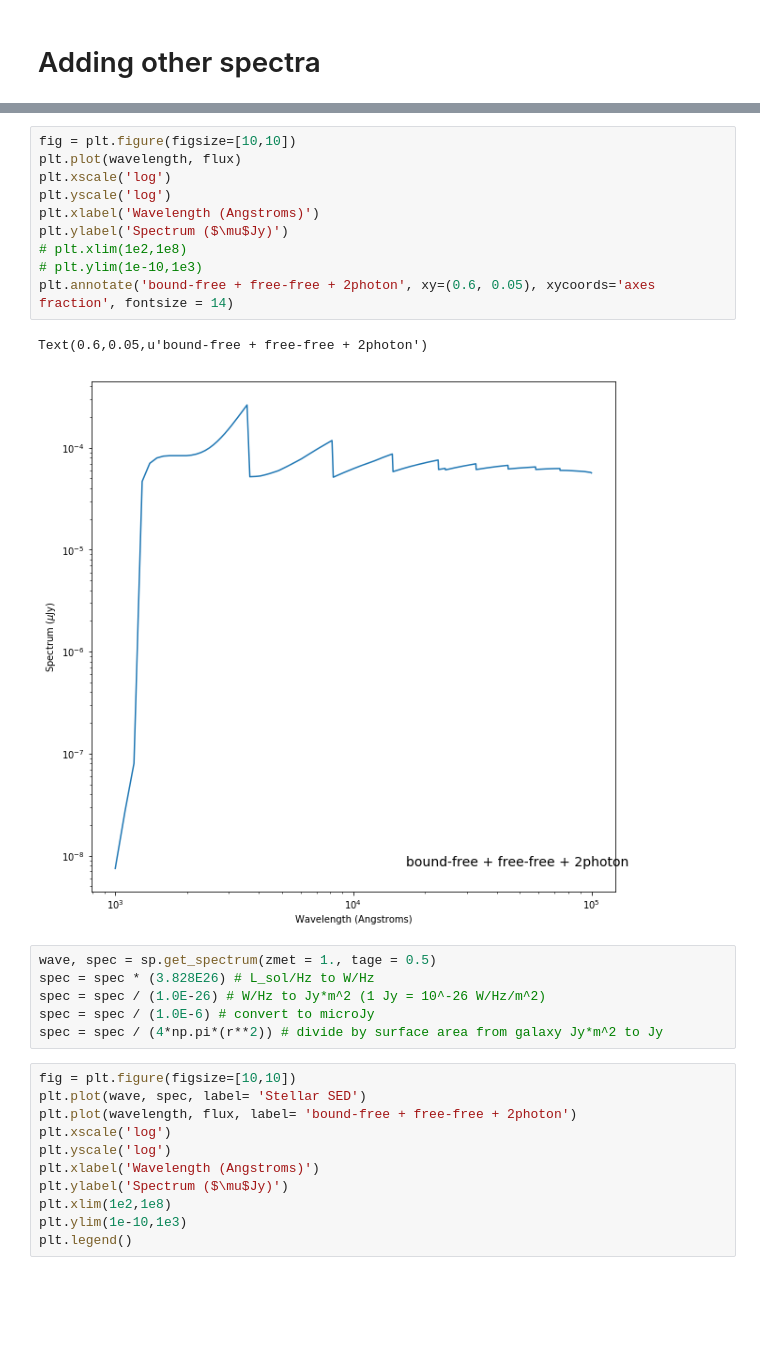
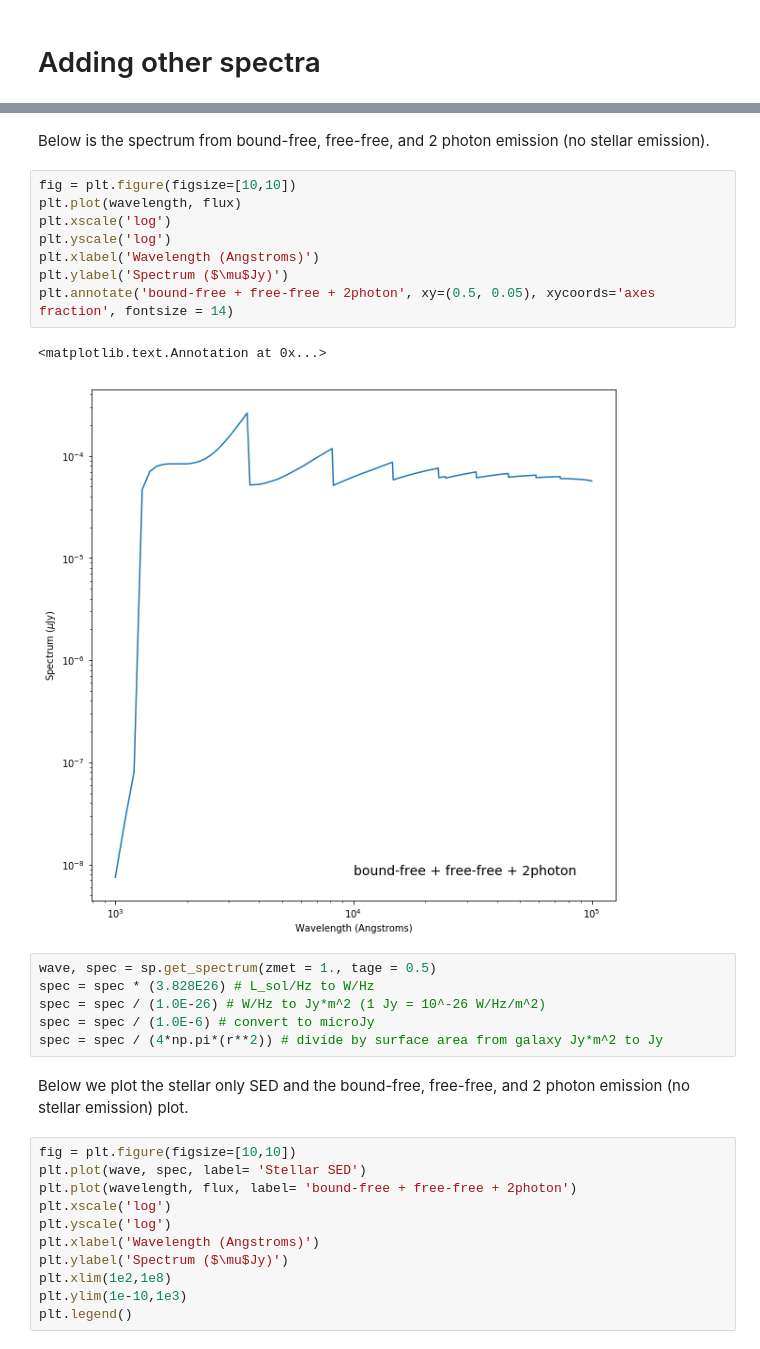
Before and after one commit to sararosecran/radiative_processes, a Jupyter notebook: final_project.ipynb, the cells around one changed output, grey strips where cells are left out. Drawn from its saved outputs; the diff is of its cells as text; blank space fills up the shorter version.

```diff
--- a/final_project.ipynb
+++ b/final_project.ipynb
@@ -314,22 +252,24 @@ array([7.48201174e-09, 2.72746675e-08, 8.02306572e-08, 4.67228706e-05,
+# %% [markdown]
+Below is the spectrum from bound-free, free-free, and 2 photon emission (no stellar emission).
 # %%
 fig = plt.figure(figsize=[10,10])
 plt.plot(wavelength, flux)
 plt.xscale('log')
 plt.yscale('log')
 plt.xlabel('Wavelength (Angstroms)')
 plt.ylabel('Spectrum ($\mu$Jy)')
-# plt.xlim(1e2,1e8)
-# plt.ylim(1e-10,1e3)
-plt.annotate('bound-free + free-free + 2photon', xy=(0.6, 0.05), xycoords='axes fraction', fontsize = 14)
+plt.annotate('bound-free + free-free + 2photon', xy=(0.5, 0.05), xycoords='axes fraction', fontsize = 14)
 # %% [output]
-Text(0.6,0.05,u'bound-free + free-free + 2photon')
+<matplotlib.text.Annotation at 0x...>
-[figure, old version]
+[figure, new version]
 # %%
 wave, spec = sp.get_spectrum(zmet = 1., tage = 0.5)
 spec = spec * (3.828E26) # L_sol/Hz to W/Hz
 spec = spec / (1.0E-26) # W/Hz to Jy*m^2 (1 Jy = 10^-26 W/Hz/m^2)
 spec = spec / (1.0E-6) # convert to microJy
 spec = spec / (4*np.pi*(r**2)) # divide by surface area from galaxy Jy*m^2 to Jy
+# %% [markdown]
+Below we plot the stellar only SED and the bound-free, free-free, and 2 photon emission (no stellar emission) plot.
 # %%
 fig = plt.figure(figsize=[10,10])
 plt.plot(wave, spec, label= 'Stellar SED')
```
Also changed, not shown: parts of 32 cells of this notebook.
